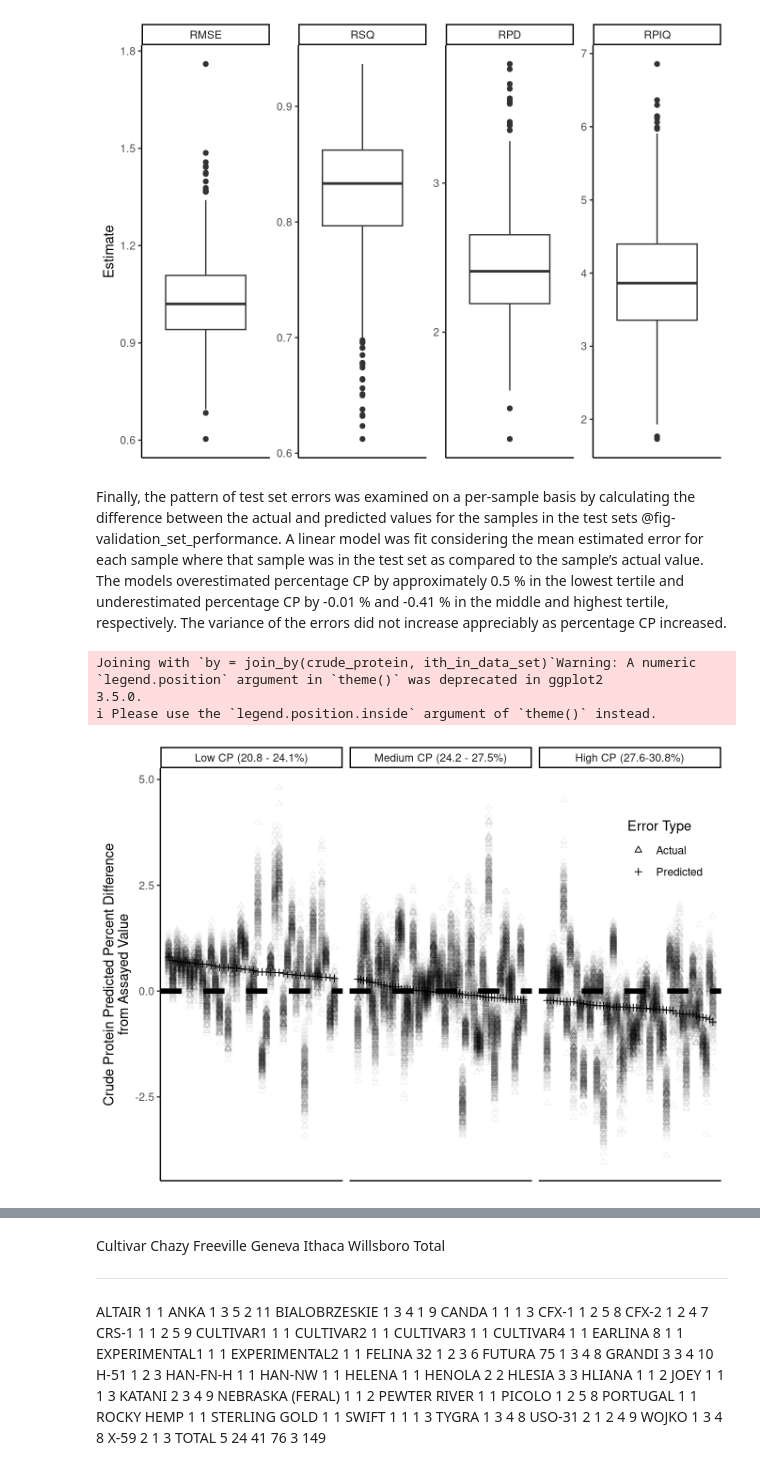
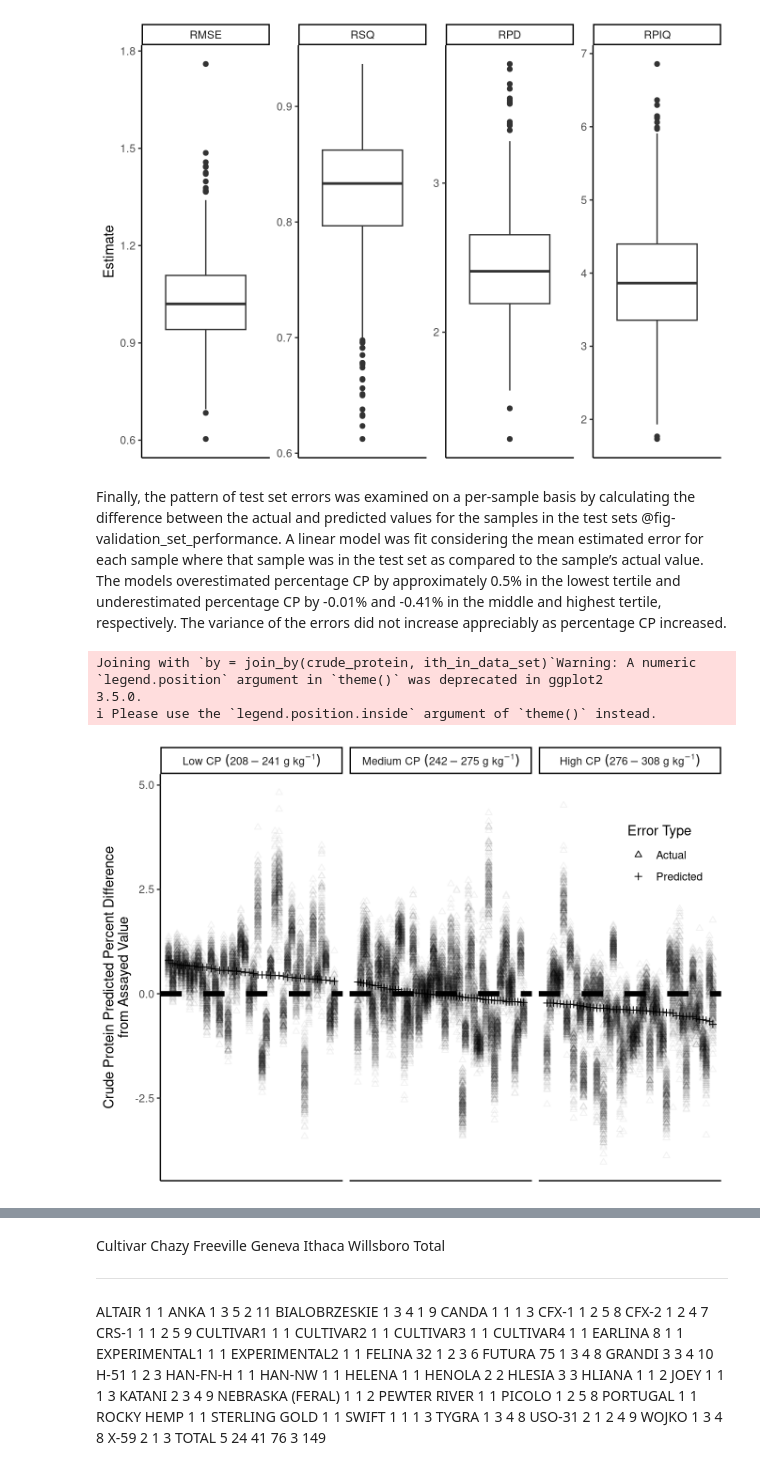
Before and after one commit to rvcrawford/glowing-system, a Jupyter notebook: index.embed.ipynb, the cells around one changed output, grey strips where cells are left out. Cells and saved outputs as stored; diff of their text form; code cells hidden in the pictures.

```diff
--- a/index.embed.ipynb
+++ b/index.embed.ipynb
@@ -389,7 +393,11 @@ model_final_predictions[,difference := predicted_crude_protein - crude_protein]
 # revised_model_cutpoints
 cutpoints2 <- model_final_predictions |>
   distinct(ith_in_data_set, crude_protein) |>
-  mutate(cutpoints = cut(crude_protein, 3)) |>
+  mutate(cutpoints = cut(crude_protein, 3, labels = c(
+                           "Low~CP~(208-241~g~kg^{-1})",
+                         "Medium~CP~(242-275~g~kg^{-1})",
+                         "High~CP~(276-308~g~kg^{-1})")
+         ))|>
   arrange(crude_protein) |>
   mutate(plot_order = 1:n())
 # %%
@@ -410,7 +418,8 @@ coefs <- coef(lm_mod)
 preds <- predict(lm_mod, temp_dat)
 ds_preds <- temp_dat[,c("ith_in_data_set")] |> cbind(preds)
 
-ds_cutpoints <- merge(ds_preds, cutpoints2)
+ds_cutpoints <- merge(ds_preds, cutpoints2)|>
+  mutate(ct2 = factor(cutpoints, labels = c("AAA", "bold(BBB)", "italic(CCC)"))) |> setDT()
 setorder(ds_cutpoints, plot_order)
 # %%
 sd_mod <- model_final_predictions[,list(sd_diff = sd(difference), crude_protein = mean(crude_protein)), by = "ith_in_data_set"]
@@ -434,36 +443,45 @@ troubles <- merge(worst, full_data[,1:7], all.x = T)
 # %%
 cts <- ds_cutpoints[,mean(preds), by=cutpoints]
 # %% [markdown]
-Finally, the pattern of test set errors was examined on a per-sample basis by calculating the difference between the actual and predicted values for the samples in the test sets @fig-validation_set_performance. A linear model was fit considering the mean estimated error for each sample where that sample was in the test set as compared to the sample’s actual value. The models overestimated percentage CP by approximately 0.5 % in the lowest tertile and underestimated percentage CP by -0.01 % and -0.41 % in the middle and highest tertile, respectively. The variance of the errors did not increase appreciably as percentage CP increased.
+Finally, the pattern of test set errors was examined on a per-sample basis by calculating the difference between the actual and predicted values for the samples in the test sets @fig-validation_set_performance. A linear model was fit considering the mean estimated error for each sample where that sample was in the test set as compared to the sample’s actual value. The models overestimated percentage CP by approximately 0.5% in the lowest tertile and underestimated percentage CP by -0.01% and -0.41% in the middle and highest tertile, respectively. The variance of the errors did not increase appreciably as percentage CP increased.
 # %%
 #
+
+cutpoints2 <- cutpoints2 |>
+  mutate(ct2 = factor(cutpoints, labels = c("AAA", "bold(BBB)", "italic(CCC)")))
 
 model_final_predictions |>
   left_join(cutpoints2) |>
   mutate(type = "Actual") |>
   arrange(plot_order) |>
   ggplot(aes(plot_order, crude_protein))+
   geom_point(aes(plot_order, difference, shape = type), alpha = 0.05) +
   geom_hline(yintercept = 0, linewidth = 2, lty = 2) +
   geom_point(data = ds_cutpoints |> mutate(type = "Predicted"), aes(plot_order, preds, shape = type))+
   scale_shape_manual("Error Type", values=c(2,3)) +
-  facet_wrap( ~cutpoints, scales = "free_x",
-              labeller = as_labeller(c("(20.8,24.1]" = "Low CP (20.8 - 24.1%)",
-                                       "(24.1,27.5]"= "Medium CP (24.2 - 27.5%)",
-                                       "(27.5,30.8]" ="High CP (27.6-30.8%)")))+
+  facet_wrap( ~cutpoints,
+              labeller =  label_parsed, scales = "free_x")+
+              # labeller = as_labeller(
+              #   c("(20.8,24.1]" = "Low CP (208-241 g kg ^-1)",
+              # "(24.1,27.5]"= "Medium CP (242-275 g kg ^-1^)",
+              #  "(27.5,30.8]" ="High CP (276-308 g kg ^-1^)")
+              # ), scales = "free_x"
+              # )+
+
+
   ylab("Crude Protein Predicted Percent Difference\nfrom Assayed Value")+
   theme_classic()+
   theme(
     axis.title.x = element_blank(),
     axis.text.x = element_blank(),
     axis.ticks.x = element_blank(),
     legend.position=c(0.9, 0.8)) +
   guides(shape= guide_legend(override.aes = list(alpha = 1)))
 # %% [output]
 Joining with `by = join_by(crude_protein, ith_in_data_set)`Warning: A numeric `legend.position` argument in `theme()` was deprecated in ggplot2
 3.5.0.
 ℹ Please use the `legend.position.inside` argument of `theme()` instead.
-[figure, old version]
+[figure, new version]
 # %%
 # look
 # read in stuff for supplemental table first
```
Also changed, not shown: parts of 14 cells of this notebook, 18 other files.
